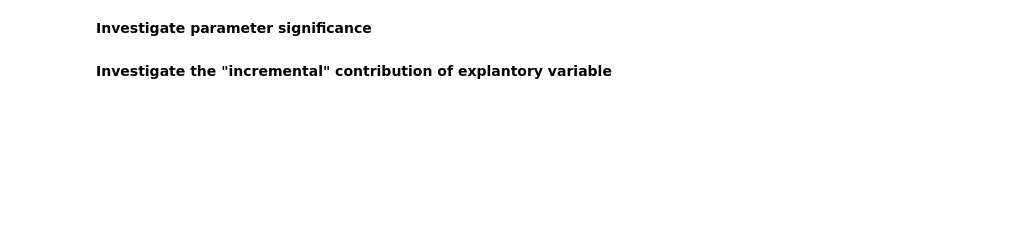
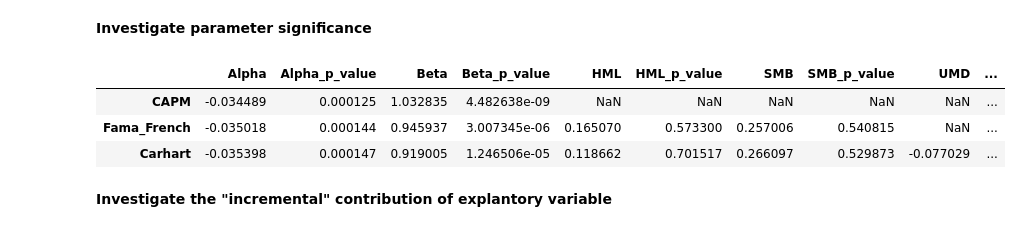
Before and after one commit to Andy-Liu66/2018NCCU-Econometrics, a Jupyter notebook: Homework 2/Homework 2.ipynb, the cells around one changed output. Saved outputs shown, nothing was run; the diff lists cells and outputs as text; code cells hidden in the pictures; blank space fills up the shorter version.

```diff
--- a/Homework 2/Homework 2.ipynb
+++ b/Homework 2/Homework 2.ipynb
@@ -222,5 +228,14 @@ def f_test(old_data, new_data):
 # %% [markdown]
 **Investigate parameter significance**
+# %%
+pd.concat([CAPM_small_alpha_early.T[CAPM_index],
+           Fama_French_small_alpha_early.T[Fama_French_index],
+           Carhart_small_alpha_early.T[Carhart_index]])
+# %% [output]
+|  | Alpha | Alpha_p_value | Beta | Beta_p_value | HML | HML_p_value | SMB | SMB_p_value | UMD | ... |
+| CAPM | -0.034489 | 0.000125 | 1.032835 | 4.482638e-09 | NaN | NaN | NaN | NaN | NaN | ... |
+| Fama_French | -0.035018 | 0.000144 | 0.945937 | 3.007345e-06 | 0.165070 | 0.573300 | 0.257006 | 0.540815 | NaN | ... |
+| Carhart | -0.035398 | 0.000147 | 0.919005 | 1.246506e-05 | 0.118662 | 0.701517 | 0.266097 | 0.529873 | -0.077029 | ... |
 # %% [markdown]
 **Investigate the "incremental" contribution of explantory variable**
 # %% [markdown]
```
Also changed, not shown: parts of 30 cells of this notebook.
